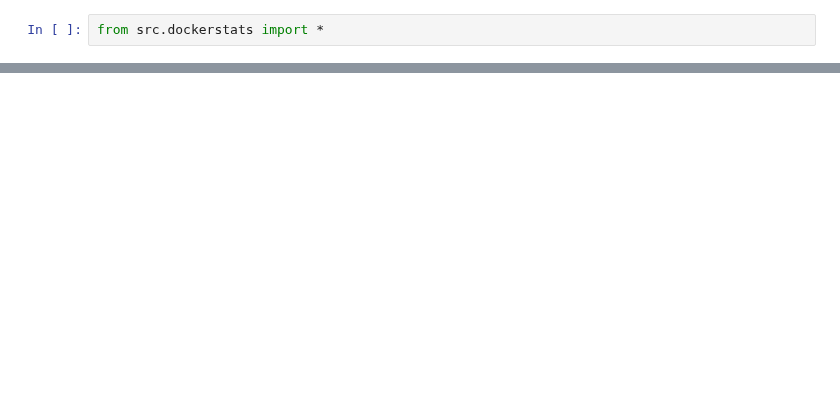
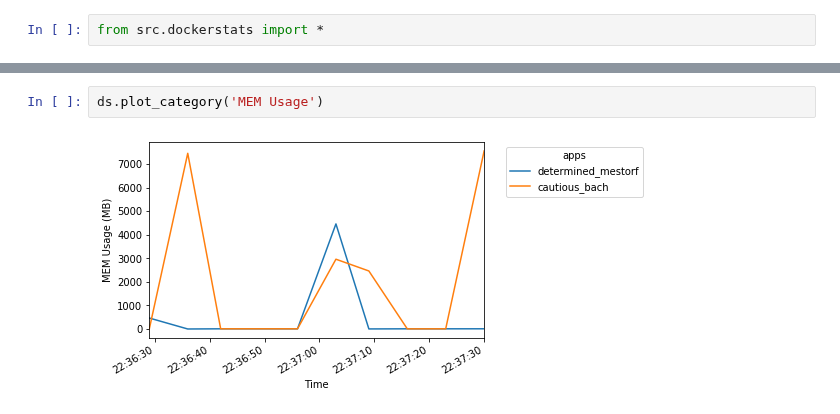
Before and after one commit to sylhare/docker-stats-graph, a Jupyter notebook: docker_stats_example.ipynb, the cells around one changed output, grey strips where cells are left out. Drawn from its saved outputs; the diff is of its cells as text; blank space fills up the shorter version.

Commit message:
Add plot_category example

```diff
--- a/docker_stats_example.ipynb
+++ b/docker_stats_example.ipynb
@@ -23,0 +24,4 @@ print(ds.df)
+# %%
+ds.plot_category('MEM Usage')
+# %% [output]
+[figure, added]
```
Also changed, not shown: parts of 2 cells of this notebook, 3 other files.
